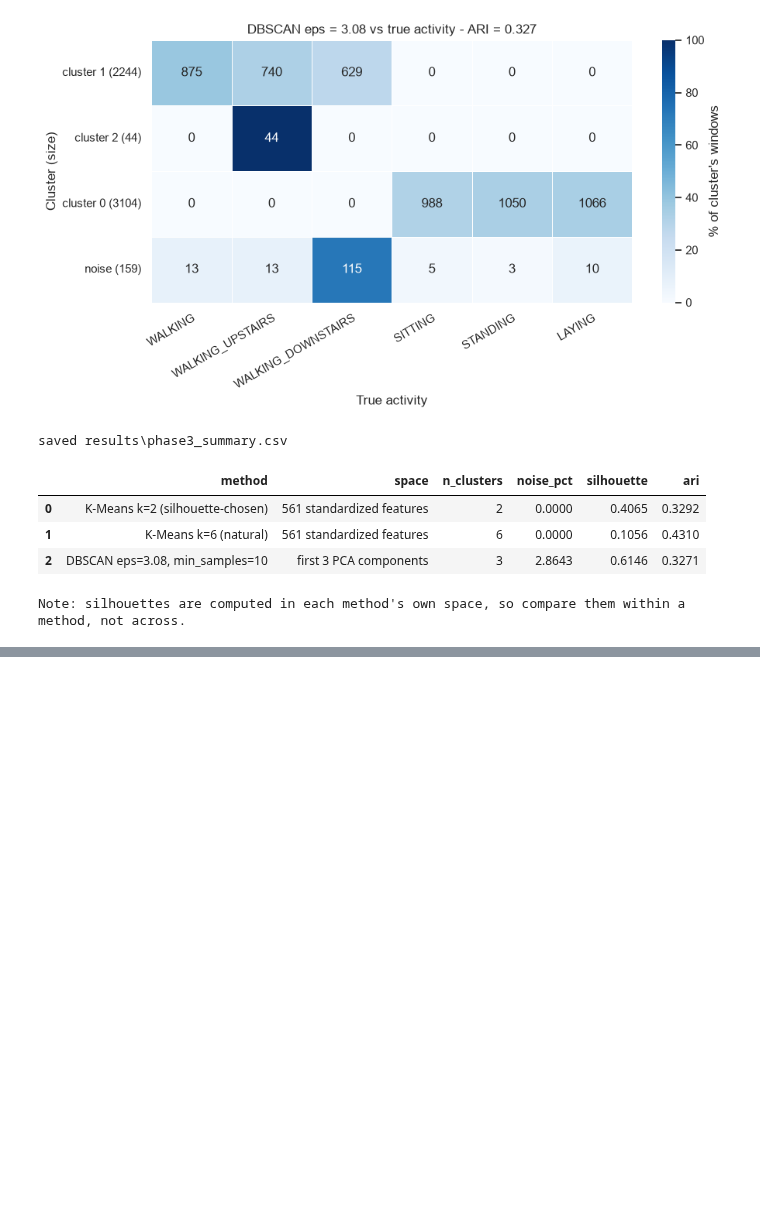
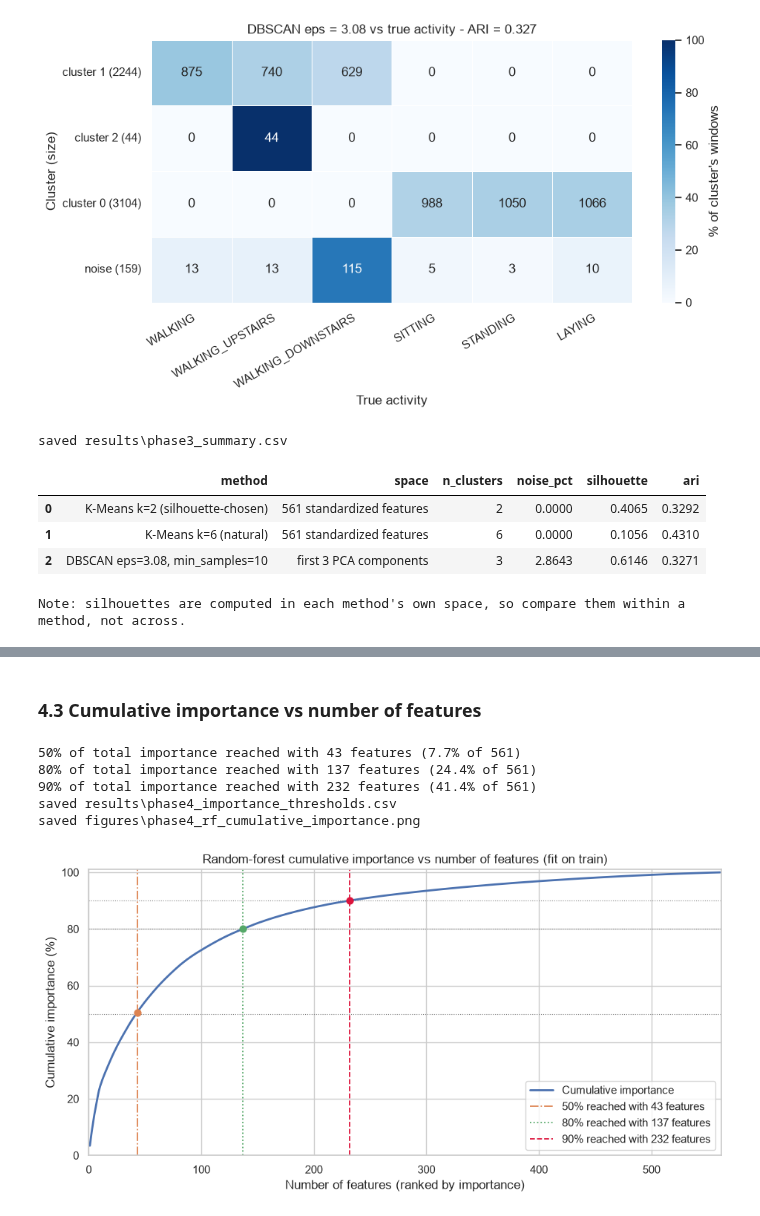
Before and after one commit to LUCIFER5671/har-feature-reduction, a Jupyter notebook: har_feature_reduction.ipynb, the cells around one changed output, grey strips where cells are left out. Saved outputs shown, nothing was run; the diff lists cells and outputs as text; code cells hidden in the pictures; blank space fills up the shorter version.

```diff
--- a/har_feature_reduction.ipynb
+++ b/har_feature_reduction.ipynb
@@ -779,0 +934,36 @@ Note: silhouettes are computed in each method's own space, so compare them withi
+# %% [markdown]
+### 4.3 Cumulative importance vs number of features
+# %%
+thresholds = [0.50, 0.80, 0.90]
+n_for = {t: int(np.searchsorted(importance["cumulative_importance"].to_numpy(), t) + 1) for t in thresholds}
+for t in thresholds:
+    print(f"{int(t * 100)}% of total importance reached with {n_for[t]} features "
+          f"({100 * n_for[t] / len(importance):.1f}% of 561)")
+
+importance_thresholds = pd.DataFrame({"importance_threshold": thresholds,
+                                      "n_features": [n_for[t] for t in thresholds],
+                                      "pct_of_561": [round(100 * n_for[t] / len(importance), 1) for t in thresholds]})
+save_table(importance_thresholds, "phase4_importance_thresholds", index=False)
+
+fig, ax = plt.subplots(figsize=(11, 5))
+ax.plot(importance["rank"], 100 * importance["cumulative_importance"], lw=2, color="#4C72B0",
+        label="Cumulative importance")
+for t, color, ls in zip(thresholds, ["#DD8452", "#55A868", "crimson"], ["-.", ":", "--"]):
+    ax.axvline(n_for[t], color=color, ls=ls, lw=1.3, label=f"{int(t * 100)}% reached with {n_for[t]} features")
+    ax.axhline(100 * t, color="gray", lw=0.8, ls=":")
+    ax.scatter([n_for[t]], [100 * importance["cumulative_importance"].iloc[n_for[t] - 1]], color=color, s=40, zorder=5)
+ax.set_title("Random-forest cumulative importance vs number of features (fit on train)")
+ax.set_xlabel("Number of features (ranked by importance)")
+ax.set_ylabel("Cumulative importance (%)")
+ax.set_xlim(0, len(importance) + 1)
+ax.set_ylim(0, 101)
+ax.legend(loc="lower right")
+save_fig(fig, "phase4_rf_cumulative_importance")
+plt.show()
+# %% [output]
+50% of total importance reached with 43 features (7.7% of 561)
+80% of total importance reached with 137 features (24.4% of 561)
+90% of total importance reached with 232 features (41.4% of 561)
+saved results\phase4_importance_thresholds.csv
+saved figures\phase4_rf_cumulative_importance.png
+[figure, added]
```
Also changed, not shown: parts of 13 cells of this notebook, 9 other files.
